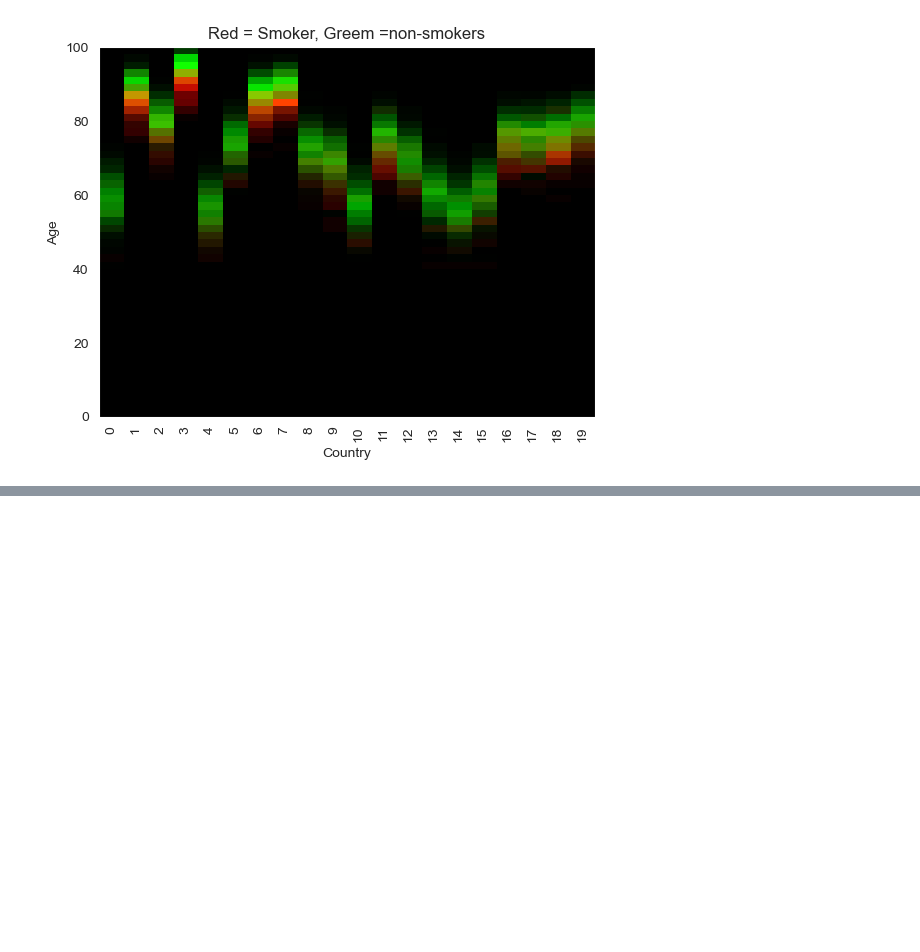
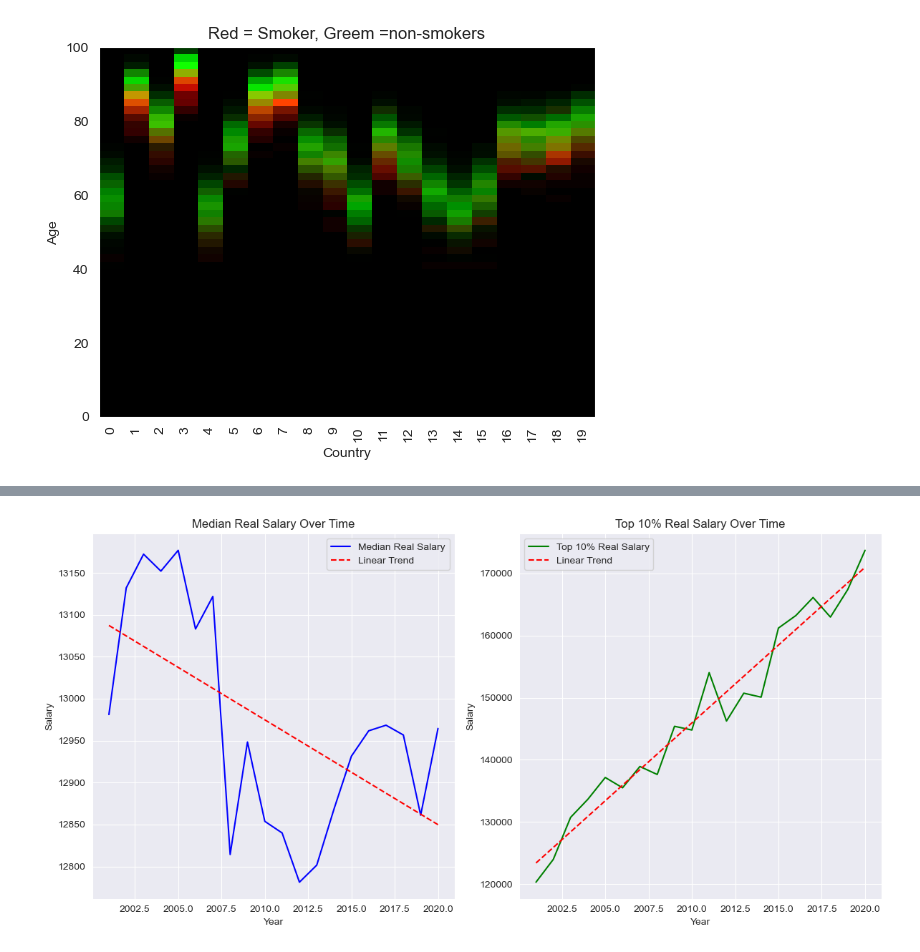
Before and after one commit to mak8427/data_visualization, a Jupyter notebook: problem-sheet-09/ex09_davide.ipynb, the cells around one changed output, grey strips where cells are left out. Drawn from its saved outputs; the diff is of its cells as text; code cells hidden in the pictures; blank space fills up the shorter version.

```diff
--- a/problem-sheet-09/ex09_davide.ipynb
+++ b/problem-sheet-09/ex09_davide.ipynb
@@ -183,0 +217,37 @@ plt.show()
+# %%
+
+
+column_medians = list(df.median())
+real_salaries = [column_medians[i] * deflator[i] for i in range(len(column_medians))]
+
+top10_pct = list(df.quantile(0.90))
+top10_real = [top10_pct[i] * deflator[i] for i in range(len(column_medians))]
+
+years = list(df.columns.astype(int))
+
+fig, ax = plt.subplots(1, 2, figsize=(12, 6))
+
+# Left plot: Median real salary
+ax[0].plot(years, real_salaries, 'b-', label='Median Real Salary')
+slope, intercept = np.polyfit(years, real_salaries, 1)
+ax[0].plot(years, [slope*y + intercept for y in years], 'r--', label='Linear Trend')
+ax[0].set_title('Median Real Salary Over Time')
+ax[0].set_xlabel('Year')
+ax[0].set_ylabel('Salary')
+ax[0].legend()
+ax[0].grid(True)
+
+# Right plot: Top 10% real salary
+ax[1].plot(years, top10_real, 'g-', label='Top 10% Real Salary')
+slope, intercept = np.polyfit(years, top10_real, 1)
+ax[1].plot(years, [slope*y + intercept for y in years], 'r--', label='Linear Trend')
+ax[1].set_title('Top 10% Real Salary Over Time')
+ax[1].set_xlabel('Year')
+ax[1].set_ylabel('Salary')
+ax[1].legend()
+ax[1].grid(True)
+
+plt.tight_layout()
+plt.show()
+# %% [output]
+[figure, added]
```
Also changed, not shown: parts of 4 cells of this notebook.
